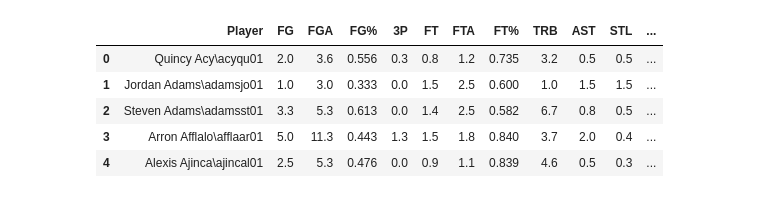
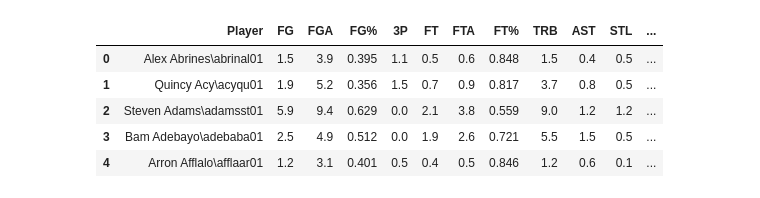
Before and after one commit to cmtaflin/NBAFantasyML.github.io, a Jupyter notebook: Allen_Draft/NBA_ML.ipynb, the cells around one changed output. Drawn from its saved outputs; the diff is of its cells as text; code cells hidden in the pictures.

```diff
--- a/Allen_Draft/NBA_ML.ipynb
+++ b/Allen_Draft/NBA_ML.ipynb
@@ -4,19 +4,19 @@ import pandas as pd
 # %%
 # read excel files into dataframes
 
-season = "2015_2016"
+season = "2017_2018"
 
 file_to_load = f"Resources/{season}.xlsx"
 df = pd.read_excel(file_to_load)
 
 df.head()
 # %% [output]
 |  | Player | FG | FGA | FG% | 3P | FT | FTA | FT% | TRB | AST | STL | ... |
-| 0 | Quincy Acy\acyqu01 | 2.0 | 3.6 | 0.556 | 0.3 | 0.8 | 1.2 | 0.735 | 3.2 | 0.5 | 0.5 | ... |
-| 1 | Jordan Adams\adamsjo01 | 1.0 | 3.0 | 0.333 | 0.0 | 1.5 | 2.5 | 0.600 | 1.0 | 1.5 | 1.5 | ... |
-| 2 | Steven Adams\adamsst01 | 3.3 | 5.3 | 0.613 | 0.0 | 1.4 | 2.5 | 0.582 | 6.7 | 0.8 | 0.5 | ... |
-| 3 | Arron Afflalo\afflaar01 | 5.0 | 11.3 | 0.443 | 1.3 | 1.5 | 1.8 | 0.840 | 3.7 | 2.0 | 0.4 | ... |
-| 4 | Alexis Ajinca\ajincal01 | 2.5 | 5.3 | 0.476 | 0.0 | 0.9 | 1.1 | 0.839 | 4.6 | 0.5 | 0.3 | ... |
+| 0 | Alex Abrines\abrinal01 | 1.5 | 3.9 | 0.395 | 1.1 | 0.5 | 0.6 | 0.848 | 1.5 | 0.4 | 0.5 | ... |
+| 1 | Quincy Acy\acyqu01 | 1.9 | 5.2 | 0.356 | 1.5 | 0.7 | 0.9 | 0.817 | 3.7 | 0.8 | 0.5 | ... |
+| 2 | Steven Adams\adamsst01 | 5.9 | 9.4 | 0.629 | 0.0 | 2.1 | 3.8 | 0.559 | 9.0 | 1.2 | 1.2 | ... |
+| 3 | Bam Adebayo\adebaba01 | 2.5 | 4.9 | 0.512 | 0.0 | 1.9 | 2.6 | 0.721 | 5.5 | 1.5 | 0.5 | ... |
+| 4 | Arron Afflalo\afflaar01 | 1.2 | 3.1 | 0.401 | 0.5 | 0.4 | 0.5 | 0.846 | 1.2 | 0.6 | 0.1 | ... |
 # %%
 # clean player names
 df["Player"] = df["Player"].str.split("\\", n = 1, expand = True)
```
Also changed, not shown: parts of 12 cells of this notebook, 1 other file.
